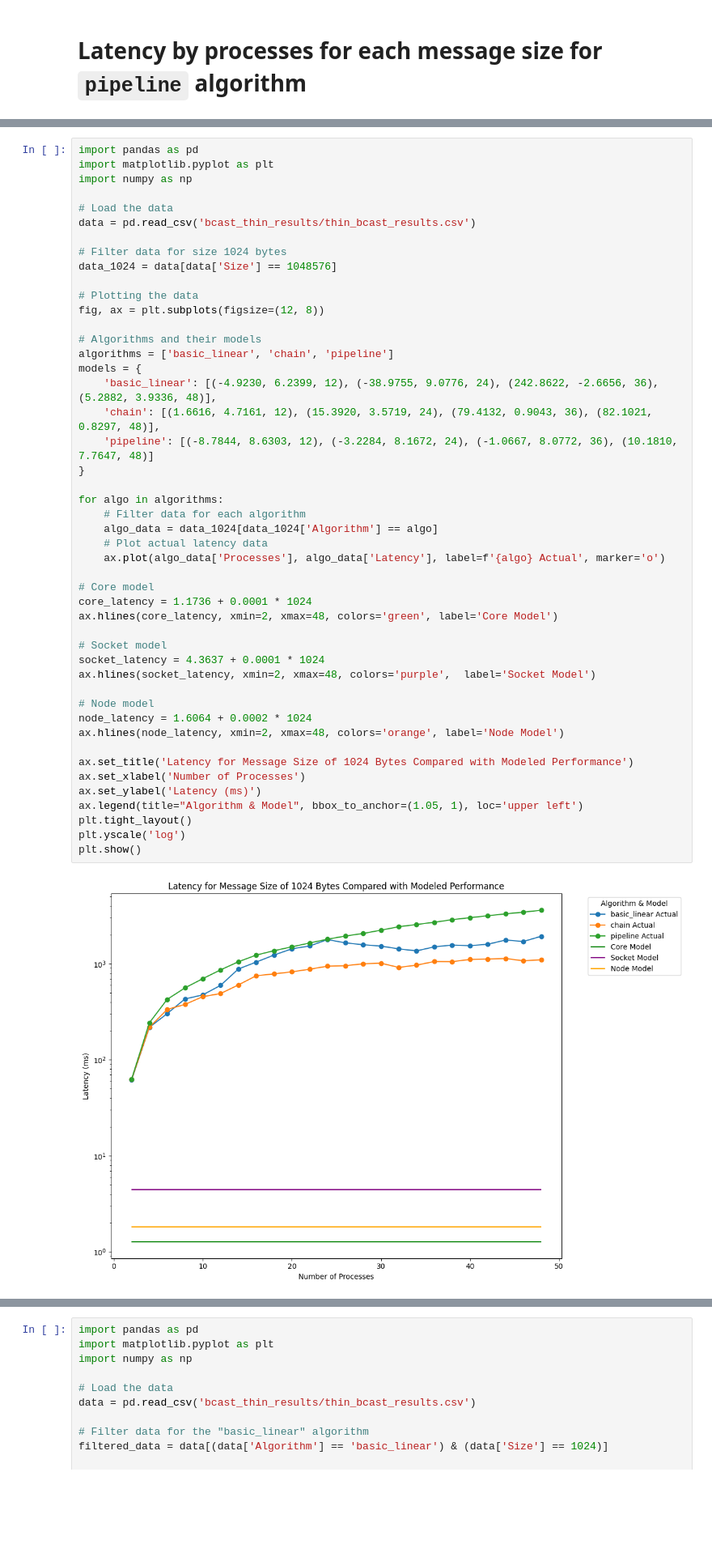
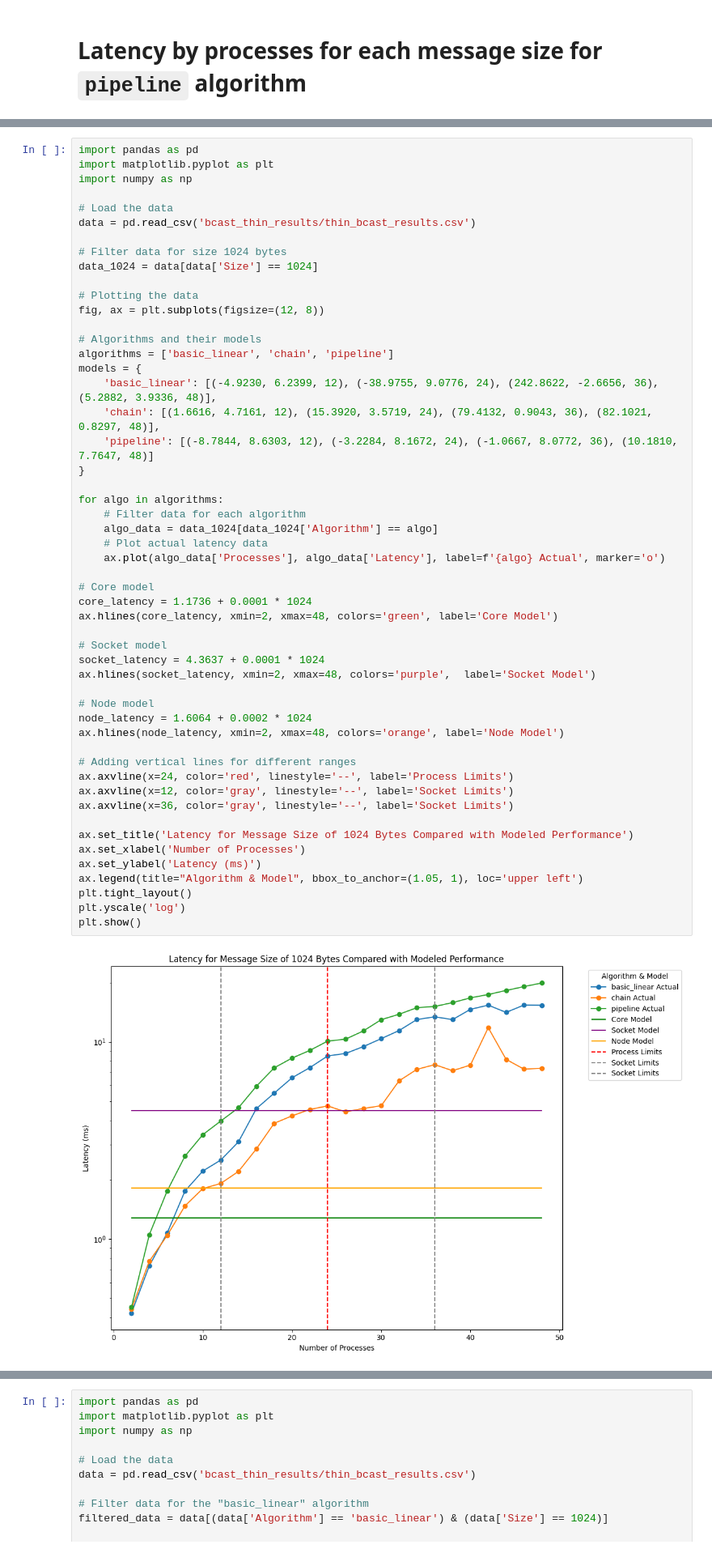
Before and after one commit to abandrea/HPC, a Jupyter notebook: exercise_1/project_1/bcast.ipynb, the cells around one changed output, grey strips where cells are left out. Shown at 81% size. Drawn from its saved outputs; the diff is of its cells as text; blank space fills up the shorter version.

```diff
--- a/exercise_1/project_1/bcast.ipynb
+++ b/exercise_1/project_1/bcast.ipynb
@@ -234,7 +234,7 @@ import numpy as np
 data = pd.read_csv('bcast_thin_results/thin_bcast_results.csv')
 
 # Filter data for size 1024 bytes
-data_1024 = data[data['Size'] == 1048576]
+data_1024 = data[data['Size'] == 1024]
 
 # Plotting the data
 fig, ax = plt.subplots(figsize=(12, 8))
@@ -246,31 +246,36 @@ models = {
     'chain': [(1.6616, 4.7161, 12), (15.3920, 3.5719, 24), (79.4132, 0.9043, 36), (82.1021, 0.8297, 48)],
     'pipeline': [(-8.7844, 8.6303, 12), (-3.2284, 8.1672, 24), (-1.0667, 8.0772, 36), (10.1810, 7.7647, 48)]
 }
 
 for algo in algorithms:
     # Filter data for each algorithm
     algo_data = data_1024[data_1024['Algorithm'] == algo]
     # Plot actual latency data
     ax.plot(algo_data['Processes'], algo_data['Latency'], label=f'{algo} Actual', marker='o')
 
 # Core model
 core_latency = 1.1736 + 0.0001 * 1024
 ax.hlines(core_latency, xmin=2, xmax=48, colors='green', label='Core Model')
 
 # Socket model
 socket_latency = 4.3637 + 0.0001 * 1024
 ax.hlines(socket_latency, xmin=2, xmax=48, colors='purple',  label='Socket Model')
 
 # Node model
 node_latency = 1.6064 + 0.0002 * 1024
 ax.hlines(node_latency, xmin=2, xmax=48, colors='orange', label='Node Model')
 
+# Adding vertical lines for different ranges
+ax.axvline(x=24, color='red', linestyle='--', label='Process Limits')
+ax.axvline(x=12, color='gray', linestyle='--', label='Socket Limits')
+ax.axvline(x=36, color='gray', linestyle='--', label='Socket Limits')
+
 ax.set_title('Latency for Message Size of 1024 Bytes Compared with Modeled Performance')
 ax.set_xlabel('Number of Processes')
 ax.set_ylabel('Latency (ms)')
 ax.legend(title="Algorithm & Model", bbox_to_anchor=(1.05, 1), loc='upper left')
 plt.tight_layout()
 plt.yscale('log')
 plt.show()
 # %% [output]
-[figure, old version]
+[figure, new version]
```
Also changed, not shown: parts of 2 cells of this notebook, 15 other files.
